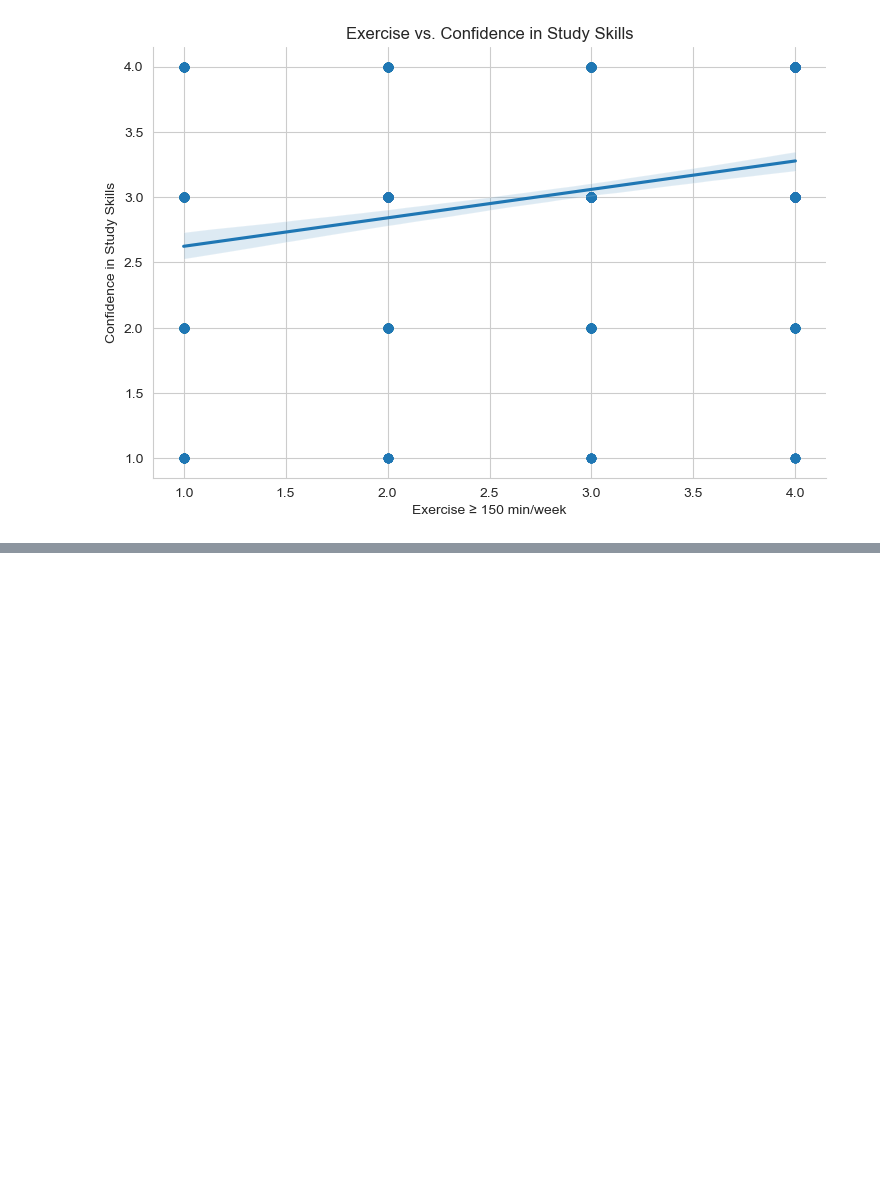
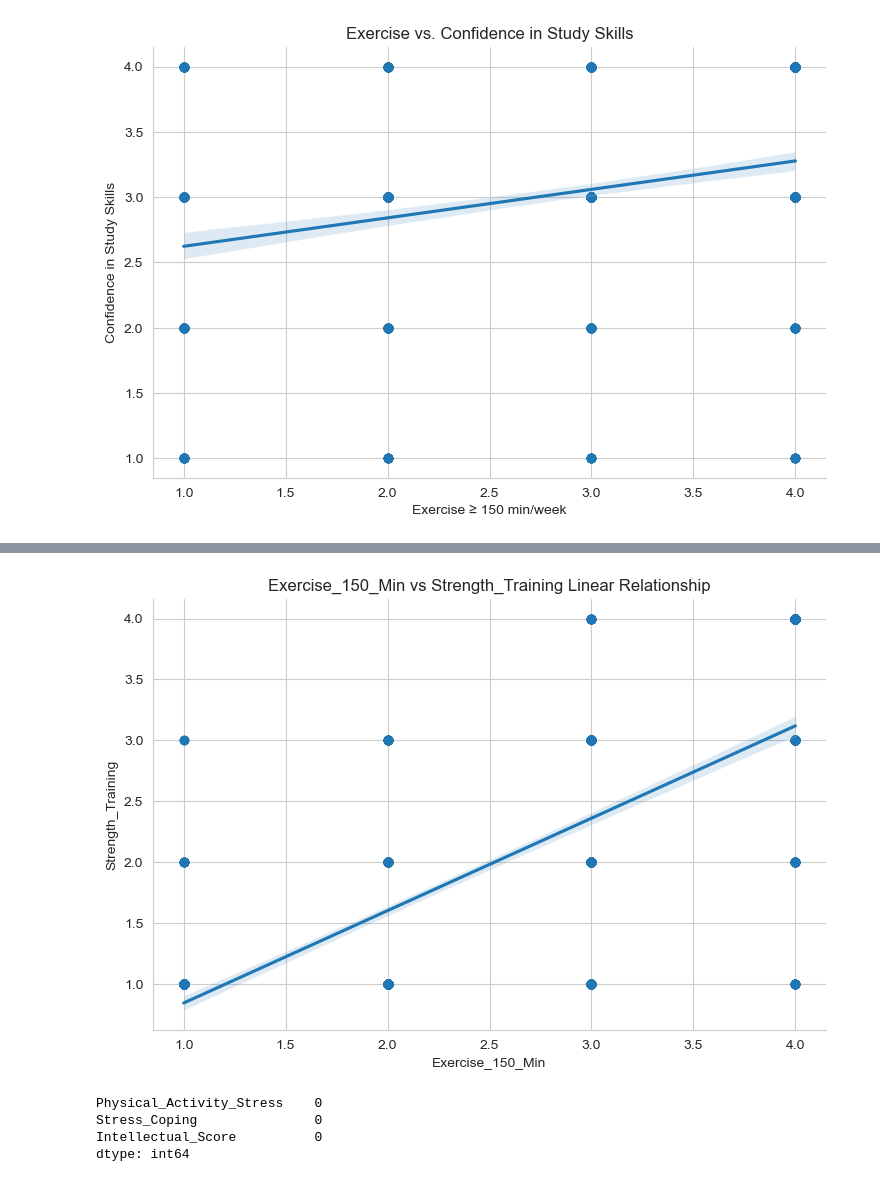
Before and after one commit to Matthew-Wolz/Physical-Health-Research, a Jupyter notebook: Notebook/Physical Health Research.ipynb, the cells around one changed output, grey strips where cells are left out. Saved outputs shown, nothing was run; the diff lists cells and outputs as text; code cells hidden in the pictures; blank space fills up the shorter version.

Commit message:
subset data and split testing and training sets

```diff
--- a/Notebook/Physical Health Research.ipynb
+++ b/Notebook/Physical Health Research.ipynb
@@ -105,0 +113,26 @@ plt.show()
+# %%
+# Before, we had used Exercise_150_Min and Study_Skills, with a linear correlation of 0.24.
+# Now let's try something with a stronger linear coefficient, say Exercise_150_Min and Strength_Training (coeff ~ 0.73)
+
+sns.lmplot(x = 'Exercise_150_Min', y = 'Strength_Training', data = data, aspect = 1.5)
+plt.xlabel("Exercise_150_Min")
+plt.ylabel("Strength_Training")
+plt.title("Exercise_150_Min vs Strength_Training Linear Relationship")
+plt.show()
+
+# Now we have a stronger linear relationship. This shows that there is a significant relationship between exercising over 150 minutes and
+# engaging in strength training.
+# %% [output]
+[figure, added]
+# %%
+X = data[['Physical_Activity_Stress', 'Stress_Coping']]  # Features
+y = data['Intellectual_Score']  # Target variable (attempting to approximate academic performance)
+
+data[['Physical_Activity_Stress', 'Stress_Coping', 'Intellectual_Score']].isna().sum() # Checking for NA values
+
+# There are no NA values in the columns we are going to train our model(s) with.
+# %% [output]
+Physical_Activity_Stress    0
+Stress_Coping               0
+Intellectual_Score          0
+dtype: int64
```
Also changed, not shown: parts of 3 cells of this notebook.
